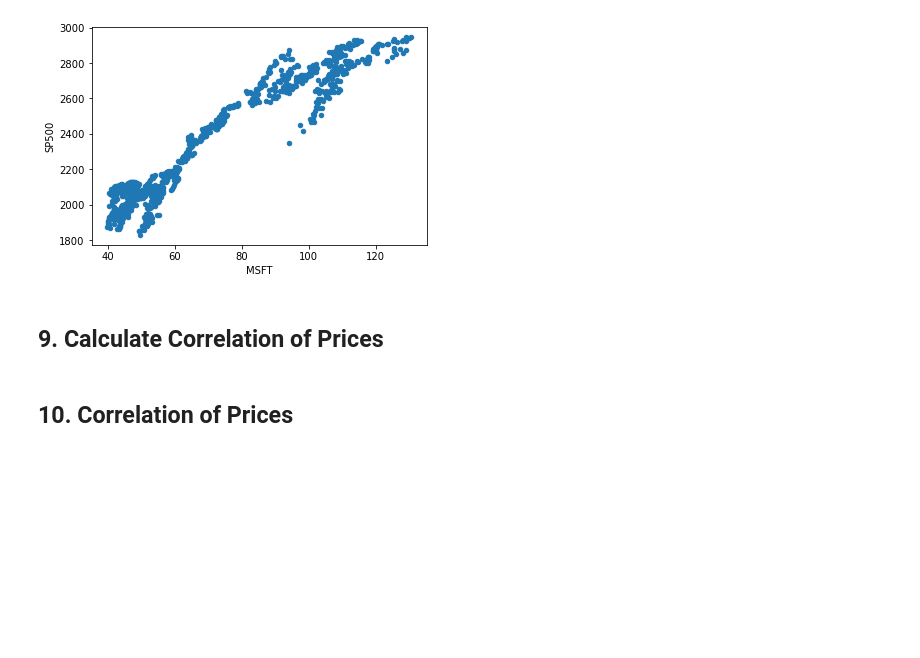
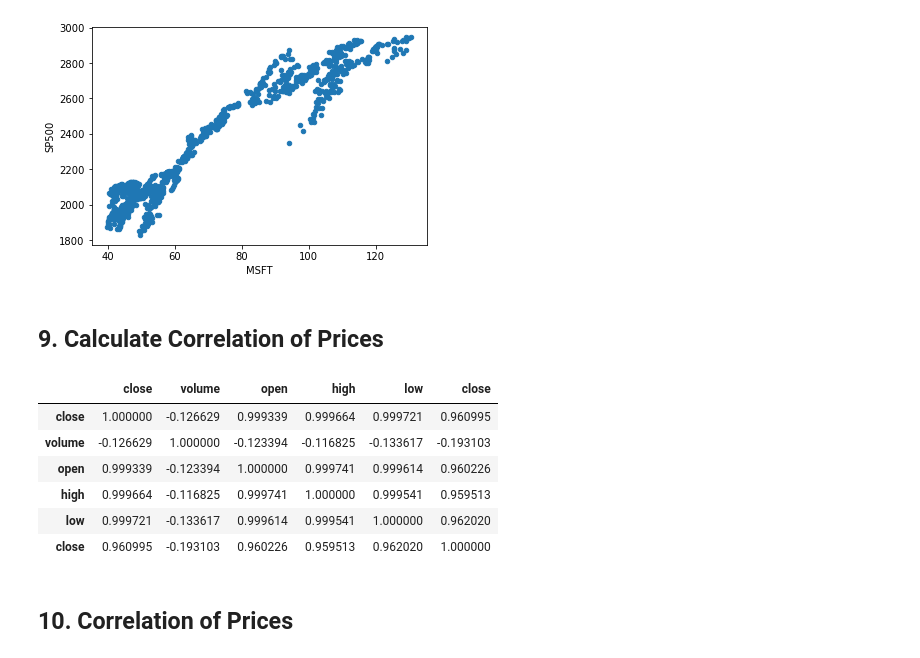
Before and after one commit to bjajim/Module3Assignment, a Jupyter notebook: Live_Lessons/04-Quantative-Analysis-with-Pandas/2/Activities/05-Ins_Correlation/Solved/correlation.ipynb, the cells around one changed output. Drawn from its saved outputs; the diff is of its cells as text; code cells hidden in the pictures; blank space fills up the shorter version.

```diff
--- a/Live_Lessons/04-Quantative-Analysis-with-Pandas/2/Activities/05-Ins_Correlation/Solved/correlation.ipynb
+++ b/Live_Lessons/04-Quantative-Analysis-with-Pandas/2/Activities/05-Ins_Correlation/Solved/correlation.ipynb
@@ -114,6 +114,15 @@ combined_df.plot(kind='scatter', x='MSFT', y='SP500')
 # %%
 # Calculate the correlation of closing prices between MSFT and SP500
 price_correlation = combined_df.corr()
+price_correlation
+# %% [output]
+|  | close | volume | open | high | low | close |
+| close | 1.000000 | -0.126629 | 0.999339 | 0.999664 | 0.999721 | 0.960995 |
+| volume | -0.126629 | 1.000000 | -0.123394 | -0.116825 | -0.133617 | -0.193103 |
+| open | 0.999339 | -0.123394 | 1.000000 | 0.999741 | 0.999614 | 0.960226 |
+| high | 0.999664 | -0.116825 | 0.999741 | 1.000000 | 0.999541 | 0.959513 |
+| low | 0.999721 | -0.133617 | 0.999614 | 0.999541 | 1.000000 | 0.962020 |
+| close | 0.960995 | -0.193103 | 0.960226 | 0.959513 | 0.962020 | 1.000000 |
 # %% [markdown]
 ## 10. Correlation of Prices
 # %%
```
Also changed, not shown: parts of 3 cells of this notebook, 1 other file.
